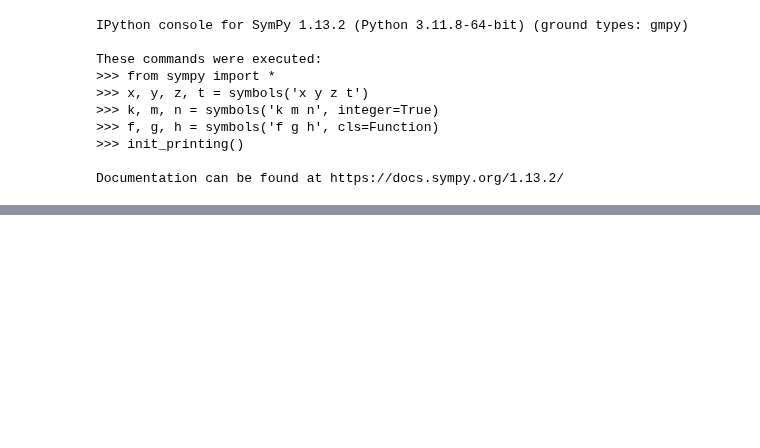
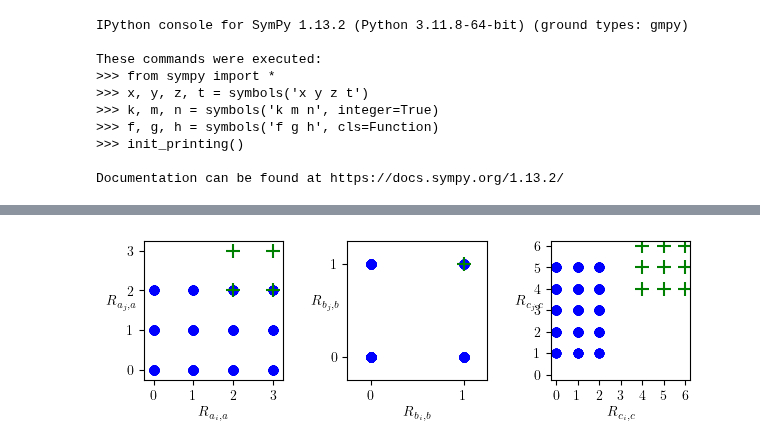
Before and after one commit to andrescorrada/IntroductionToAlgebraicEvaluation, a Jupyter notebook: python/docs/source/notebooks/LogicalAlarmsMisalignedClassifiers.ipynb, the cells around one changed output, grey strips where cells are left out. Cells and saved outputs as stored; diff of their text form; code cells hidden in the pictures; blank space fills up the shorter version.

```diff
--- a/python/docs/source/notebooks/LogicalAlarmsMisalignedClassifiers.ipynb
+++ b/python/docs/source/notebooks/LogicalAlarmsMisalignedClassifiers.ipynb
@@ -22,0 +92,11 @@ Documentation can be found at https://docs.sympy.org/1.13.2/
+# %%
+# The basic unit of the alarms are comparisons between pairs of classifiers in an ensemble
+# For each classifier we create its individual axioms
+# We now have three labels for two classifiers
+labels = ['a', 'b', 'c']
+c1axioms = ntqr.r3.raxioms.SingleClassifierAxioms(labels, 'i')
+c2axioms = ntqr.r3.raxioms.SingleClassifierAxioms(labels, 'j')
+# Let's make an alarm for a small test, Q=10 questions.
+alarm = ntqr.alarms.SingleClassifierAxiomAlarm(10,(c1axioms, c2axioms), ntqr.r3.evaluations.SingleClassifierEvaluations)
+# We want the classifiers to be better than 1/2 for both labels
+alarm.set_safety_specification([2,2,2])
@@ -22,0 +125,5 @@ Documentation can be found at https://docs.sympy.org/1.13.2/
+# %%
+# The question numbers that has group evaluations that does not satisfy the safety specification
+ntqr.plots.plot_pair_logical_alarm_at_qs(labels, ['i','j'], (3,1,6),[(5,3,2),(2,3,5)], plt=plt)
+# %% [output]
+[figure, added]
```
Also changed, not shown: parts of 18 cells of this notebook, 1 other file.
